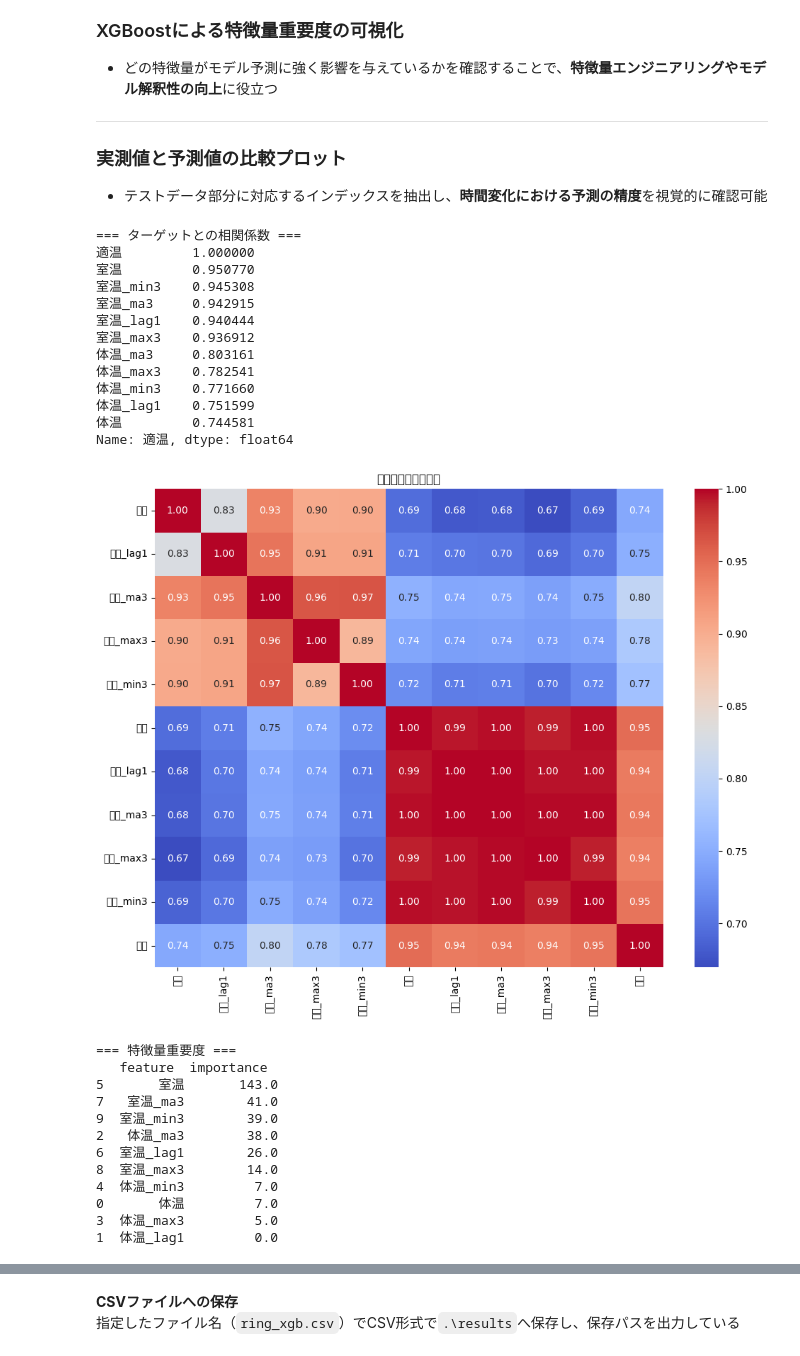
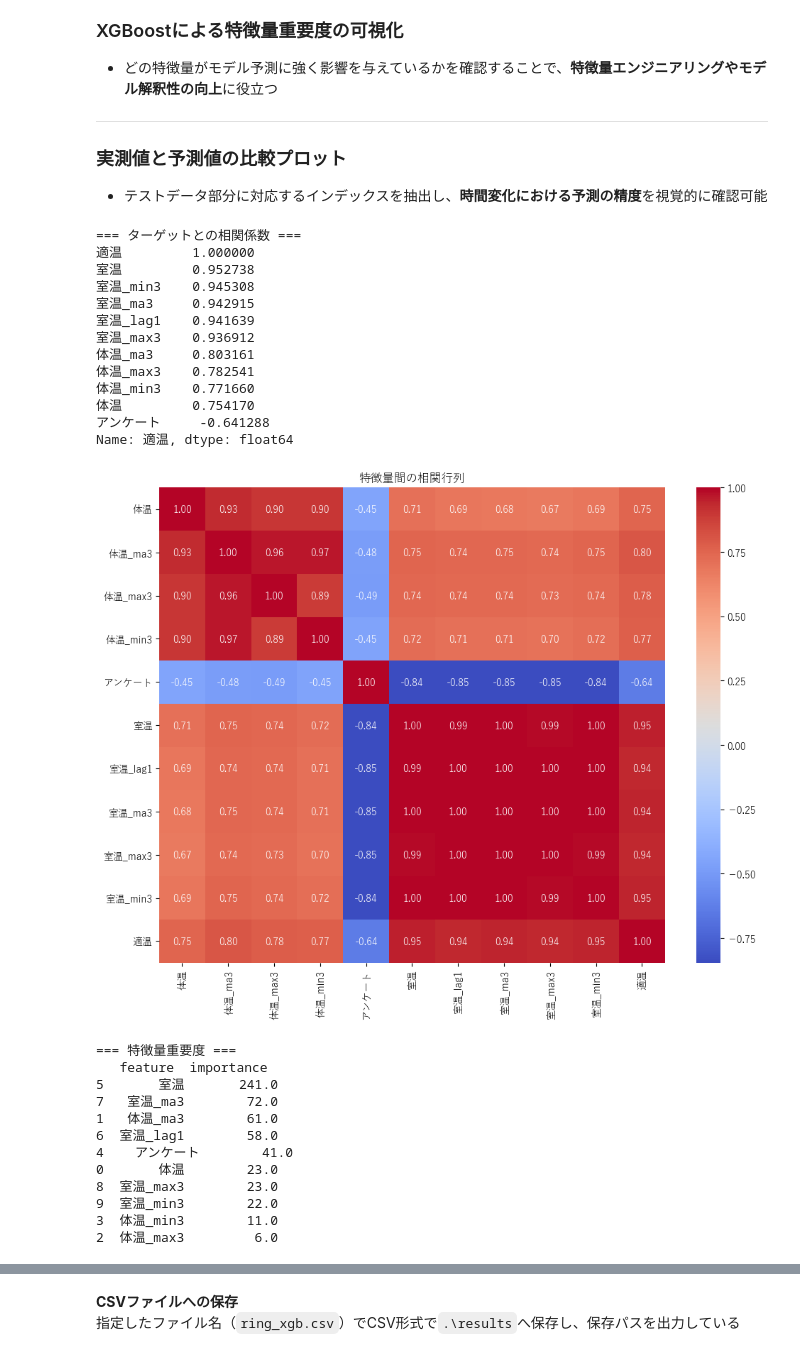
Before and after one commit to shin1300/personal-developments, a Jupyter notebook: lstm-temp-forecasting/notebook/xgboost.ipynb, the cells around one changed output, grey strips where cells are left out. Drawn from its saved outputs; the diff is of its cells as text; code cells hidden in the pictures.

```diff
--- a/lstm-temp-forecasting/notebook/xgboost.ipynb
+++ b/lstm-temp-forecasting/notebook/xgboost.ipynb
@@ -77,22 +77,26 @@ df['室温_min3'] = df['室温'].rolling(window=window_size).min()
 # --- 2次差分 ---
 df['delta_temp_2diff'] = df['delta_temp'].diff()
 
-# --- 欠損値除去 ---
-df.dropna(inplace=True)
 
 # --- 使用特徴量とターゲット ---
 features = [
-    '体温', '体温_lag1', '体温_ma3', '体温_max3', '体温_min3',
+    '体温', '体温_ma3', '体温_max3', '体温_min3', 'アンケート',
     '室温', '室温_lag1', '室温_ma3', '室温_max3', '室温_min3'
 ]
 target = '適温'
 
-
-
-# --- データ分割 ---
+# --- データ準備 ---
 X = df[features].values
 y = df[target].values
 
-X_train, X_test, y_train, y_test = train_test_split(
+X_train_val, X_test, y_train_val, y_test = train_test_split(
     X, y, test_size=0.2, shuffle=False, random_state=42
 )
+
+X_train, X_val, y_train, y_val = train_test_split(
+    X_train_val, y_train_val, test_size=0.2, shuffle=False, random_state=42
+)
+
+print("Train target stats:", y_train.mean(), y_train.std())
+print("Eval  target stats:", y_val.mean(), y_val.std())
+print("Test  target stats:", y_test.mean(), y_test.std())
@@ -200,6 +234,9 @@ Test R^2 Score: 0.3173
 
 - テストデータ部分に対応するインデックスを抽出し、**時間変化における予測の精度**を視覚的に確認可能
 # %%
+# --- 日本語フォントの設定 ---
+plt.rcParams['font.family'] = 'Yu Gothic'
+
 # --- 相関行列の表示 ---
 corr_matrix = df[features + [target]].corr()
 
@@ -208,66 +245,53 @@ print(corr_matrix[target].sort_values(ascending=False))
 
 plt.figure(figsize=(10, 8))
 sns.heatmap(corr_matrix, annot=True, cmap='coolwarm', fmt=".2f")
+
 plt.title('特徴量間の相関行列')
 plt.tight_layout()
 plt.show()
+
 
 # --- 特徴量重要度の取得と可視化（XGBoost） ---
 importance = model.get_score(importance_type='weight')
 feat_imp_df = pd.DataFrame({
     'feature': features,
     'importance': [importance.get(f'f{i}', 0) for i in range(len(features))]
 }).sort_values(by='importance', ascending=False)
 
 print("\n=== 特徴量重要度 ===")
 print(feat_imp_df)
 
 plt.figure(figsize=(8, 6))
 plt.barh(feat_imp_df['feature'], feat_imp_df['importance'], color='skyblue')
 plt.xlabel('Importance (weight)')
 plt.title('特徴量重要度(XGBoost)')
 plt.gca().invert_yaxis()
 plt.tight_layout()
 plt.show()
-
-# --- 予測値と実測値の比較プロット ---
-# 元データのインデックスのうち、テストデータ部分を取得
-test_index = df.index[-len(y_test):]
-
-plt.figure(figsize=(12, 6))
-plt.plot(test_index, y_test, label='実測 適温', marker='o', linestyle='-')
-plt.plot(test_index, y_pred, label='予測 適温', marker='x', linestyle='--')
-plt.xlabel('インデックス（時間）')
-plt.ylabel('適温（℃）')
-plt.title('実測値と予測値の比較')
-plt.legend()
-plt.grid(True, linestyle='--', alpha=0.7)
-plt.tight_layout()
-plt.show()
 # %% [output]
 === ターゲットとの相関係数 ===
 適温         1.000000
-室温         0.950770
+室温         0.952738
 室温_min3    0.945308
 室温_ma3     0.942915
-室温_lag1    0.940444
+室温_lag1    0.941639
 室温_max3    0.936912
 体温_ma3     0.803161
 体温_max3    0.782541
 体温_min3    0.771660
-体温_lag1    0.751599
-体温         0.744581
+体温         0.754170
+アンケート     -0.641288
 Name: 適温, dtype: float64
-[figure, old version]
+[figure, new version]
 === 特徴量重要度 ===
    feature  importance
-5       室温       143.0
-7   室温_ma3        41.0
-9  室温_min3        39.0
-2   体温_ma3        38.0
-6  室温_lag1        26.0
-8  室温_max3        14.0
-4  体温_min3         7.0
-0       体温         7.0
-3  体温_max3         5.0
-1  体温_lag1         0.0
+5       室温       241.0
+7   室温_ma3        72.0
+1   体温_ma3        61.0
+6  室温_lag1        58.0
+4    アンケート        41.0
+0       体温        23.0
+8  室温_max3        23.0
+9  室温_min3        22.0
+3  体温_min3        11.0
+2  体温_max3         6.0
```
Also changed, not shown: parts of 6 cells of this notebook, 10 other files.
